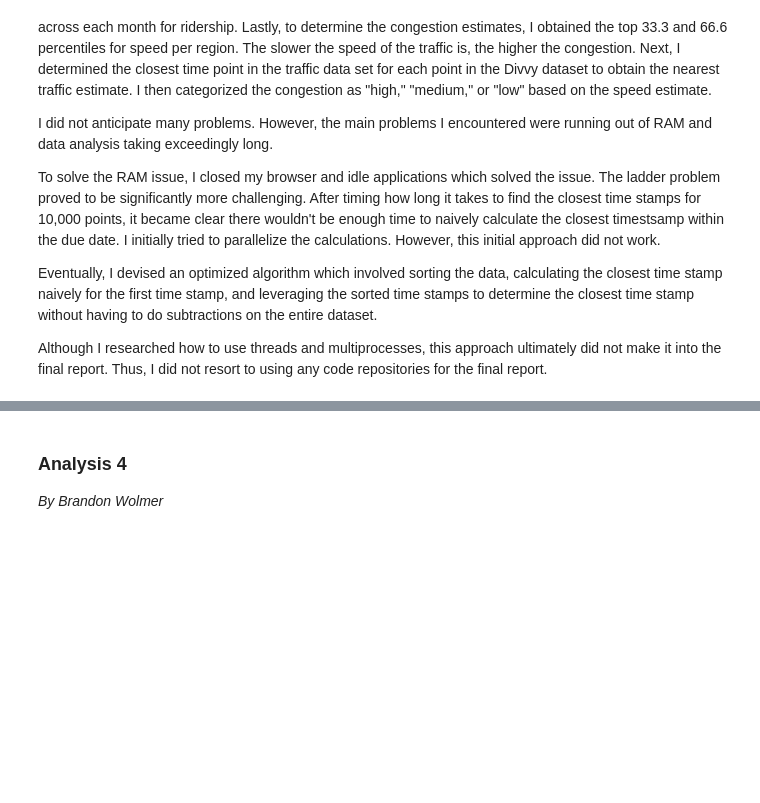
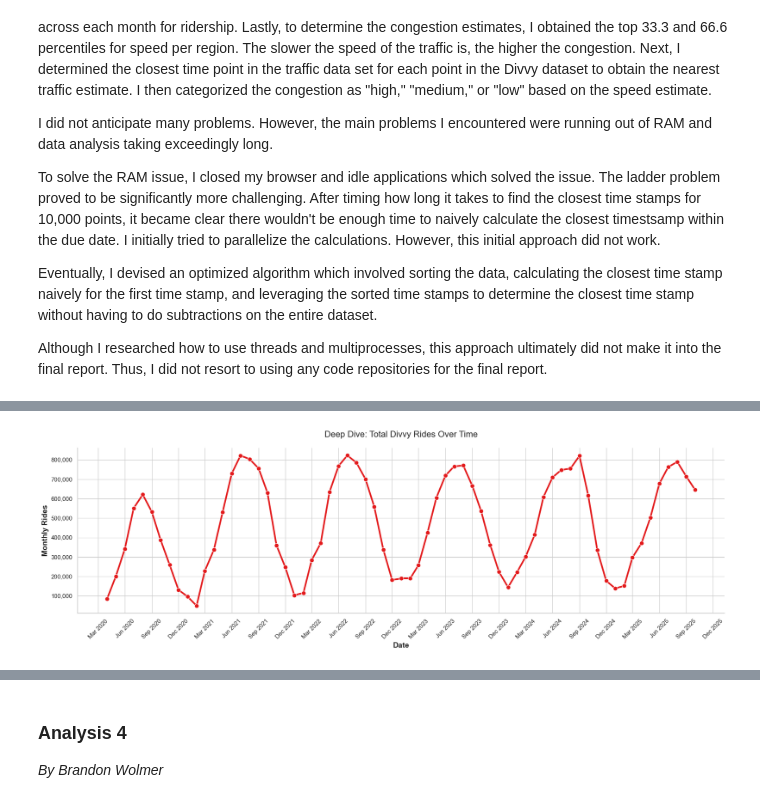
Before and after one commit to JonasGoldberg18/STAT303_Final_Project, a Jupyter notebook: Project Report Template.ipynb, the cells around one changed output, grey strips where cells are left out. Cells and saved outputs as stored; diff of their text form; code cells hidden in the pictures; blank space fills up the shorter version.

```diff
--- a/Project Report Template.ipynb
+++ b/Project Report Template.ipynb
@@ -398,0 +512,16 @@ This analysis does not mean that Divvy isn't providing vital services to the cit
+# %%
+#| echo: false
+#Look closer at just Divvy
+plt.figure(figsize=(18, 6))
+ax = sns.lineplot(data=counts, x = 'month_year', y = 'count', marker = 'o', color=colors['Divvy'], markersize=8, linewidth=3)
+plt.title('Deep Dive: Total Divvy Rides Over Time', pad=20)
+plt.ylabel('Monthly Rides', fontweight='bold')
+plt.xlabel('Date', fontweight='bold')
+ax.yaxis.set_major_formatter(plt.FuncFormatter(lambda x, loc: "{:,}".format(int(x))))
+ax.xaxis.set_major_formatter(mdates.DateFormatter('%b %Y'))
+ax.xaxis.set_major_locator(mdates.MonthLocator(interval=3))
+plt.xticks(rotation=45)
+clean_spines(ax)
+plt.tight_layout();
+# %% [output]
+[figure, added]
```
Also changed, not shown: parts of 40 cells of this notebook.
